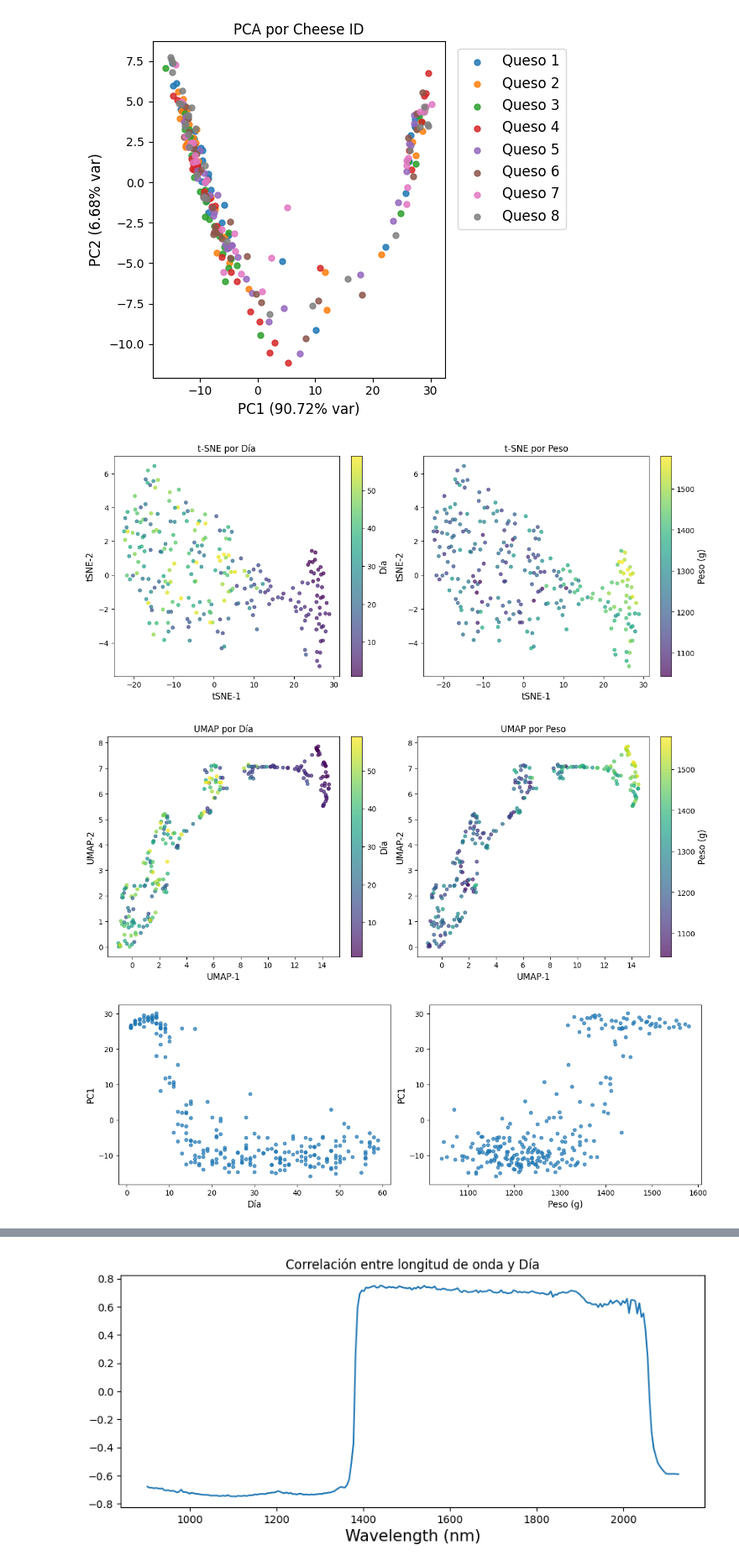
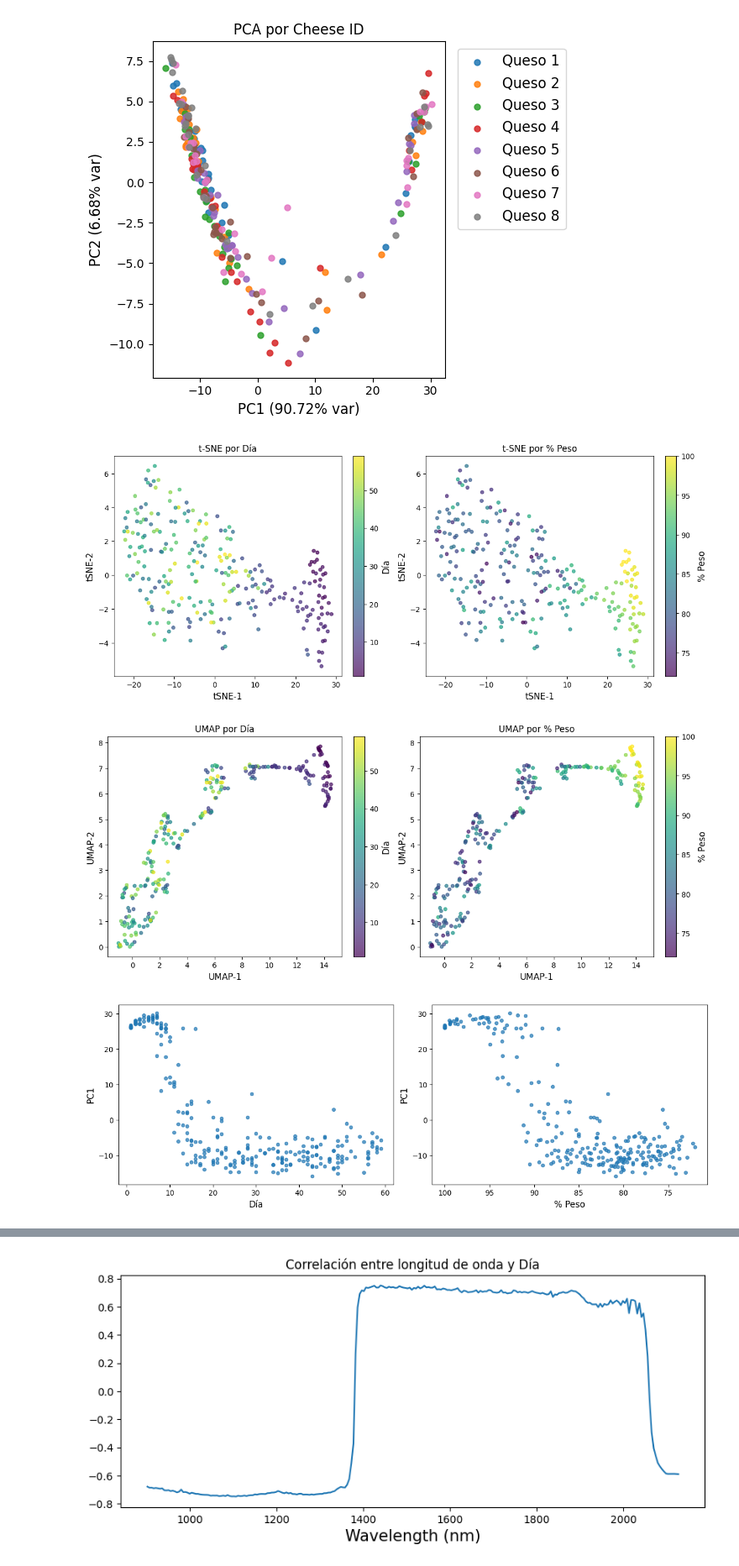
Before and after one commit to IIIA-ML/cyta_cesia_2026, a Jupyter notebook: Visualization.ipynb, the cells around one changed output, grey strips where cells are left out. Shown at 84% size. Drawn from its saved outputs; the diff is of its cells as text; code cells hidden in the pictures.

```diff
--- a/Visualization.ipynb
+++ b/Visualization.ipynb
@@ -224,5 +225,5 @@ plt.show()
 # %%
-df_all = pd.read_csv("nir_clean.csv")
+df_all = pd.read_csv("nir_clean_rel.csv")
 X = df_all.iloc[:,2:-1]
 y_day = df_all['day']
 y_gr = df_all['gr']
@@ -282,8 +283,8 @@ ax[0].set_ylabel("tSNE-2", fontsize=12)
 
 sc2 = ax[1].scatter(X_tsne[:, 0], X_tsne[:, 1], c=y_gr, cmap="viridis", s=20, alpha=0.7)
 cbar = fig.colorbar(sc2, ax=ax[1])
-cbar.set_label("Peso (g)", fontsize=12)
-ax[1].set_title("t-SNE por Peso")
+cbar.set_label("% Peso", fontsize=12)
+ax[1].set_title("t-SNE por % Peso")
 ax[1].set_xlabel("tSNE-1", fontsize=12)
 ax[1].set_ylabel("tSNE-2", fontsize=12)
 
@@ -304,29 +305,30 @@ ax[0].set_ylabel("UMAP-2", fontsize=12)
 
 sc2 = ax[1].scatter(X_umap[:, 0], X_umap[:, 1], c=y_gr, cmap="viridis", s=20, alpha=0.7)
 cbar = fig.colorbar(sc2, ax=ax[1])
-cbar.set_label("Peso (g)", fontsize=12)
-ax[1].set_title("UMAP por Peso")
+cbar.set_label("% Peso", fontsize=12)
+ax[1].set_title("UMAP por % Peso")
 ax[1].set_xlabel("UMAP-1", fontsize=12)
 ax[1].set_ylabel("UMAP-2", fontsize=12)
 
 plt.show()
 # %% [output]
-[figure, old version]
+[figure, new version]
-[figure, old version]
+[figure, new version]
 # %%
 pc1 = X_pca[:,0]
 
 fig, ax = plt.subplots(1, 2, figsize=(12,4), constrained_layout=True)
 ax[0].scatter(y_day, pc1, s=20, alpha=0.7)
 ax[0].set_xlabel("Día", fontsize=12)
 ax[0].set_ylabel("PC1", fontsize=12)
 
 ax[1].scatter(y_gr, pc1, s=20, alpha=0.7)
-ax[1].set_xlabel("Peso (g)", fontsize=12)
+ax[1].set_xlabel("% Peso", fontsize=12)
 ax[1].set_ylabel("PC1", fontsize=12)
+ax[1].invert_xaxis()
 plt.show()
 # %% [output]
-[figure, old version]
+[figure, new version]
 # %%
 fig, ax = plt.subplots(1, 2, figsize=(14,5), constrained_layout=True)
 
```
Also changed, not shown: parts of 9 cells of this notebook, 1 other file.
